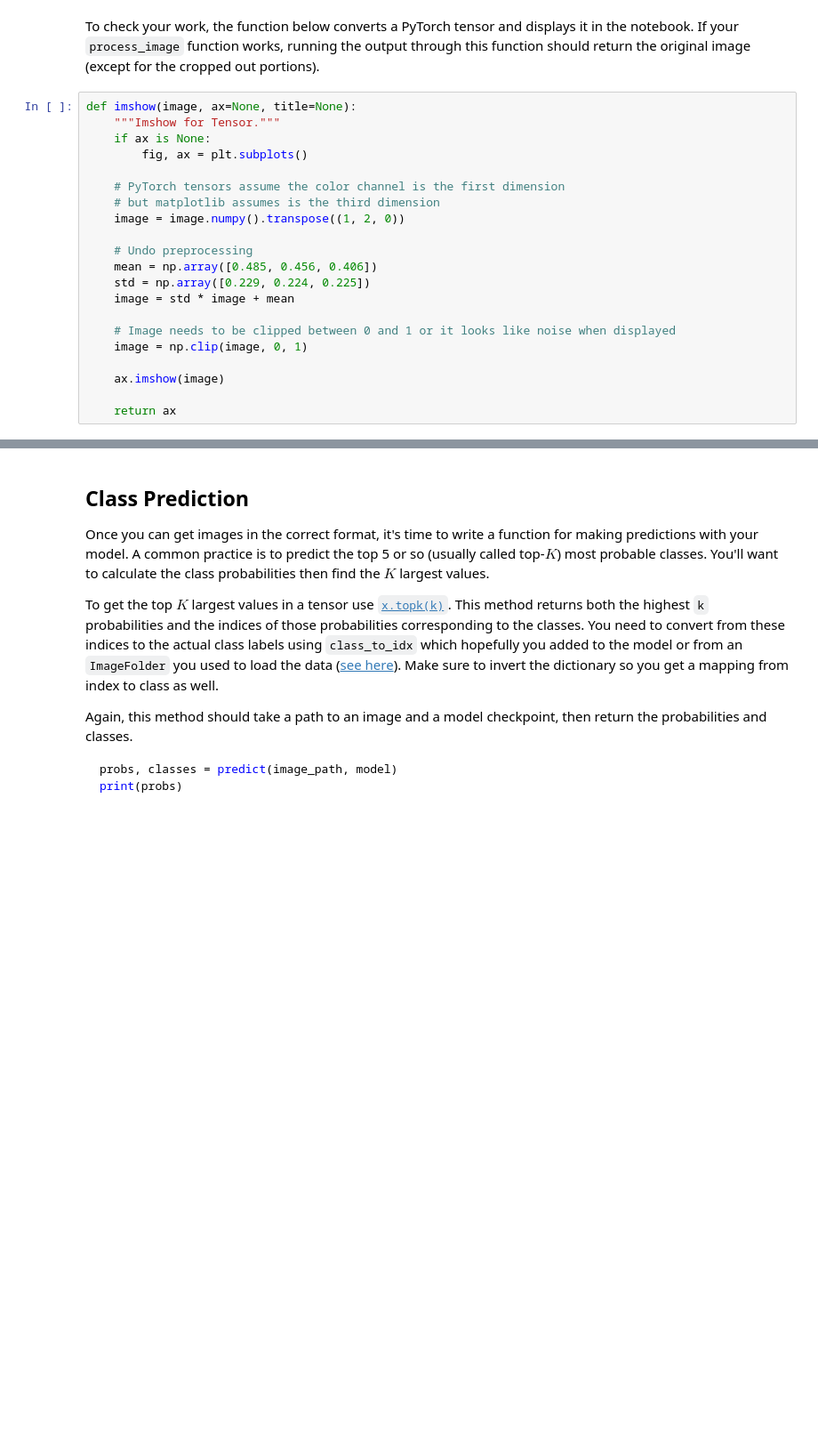
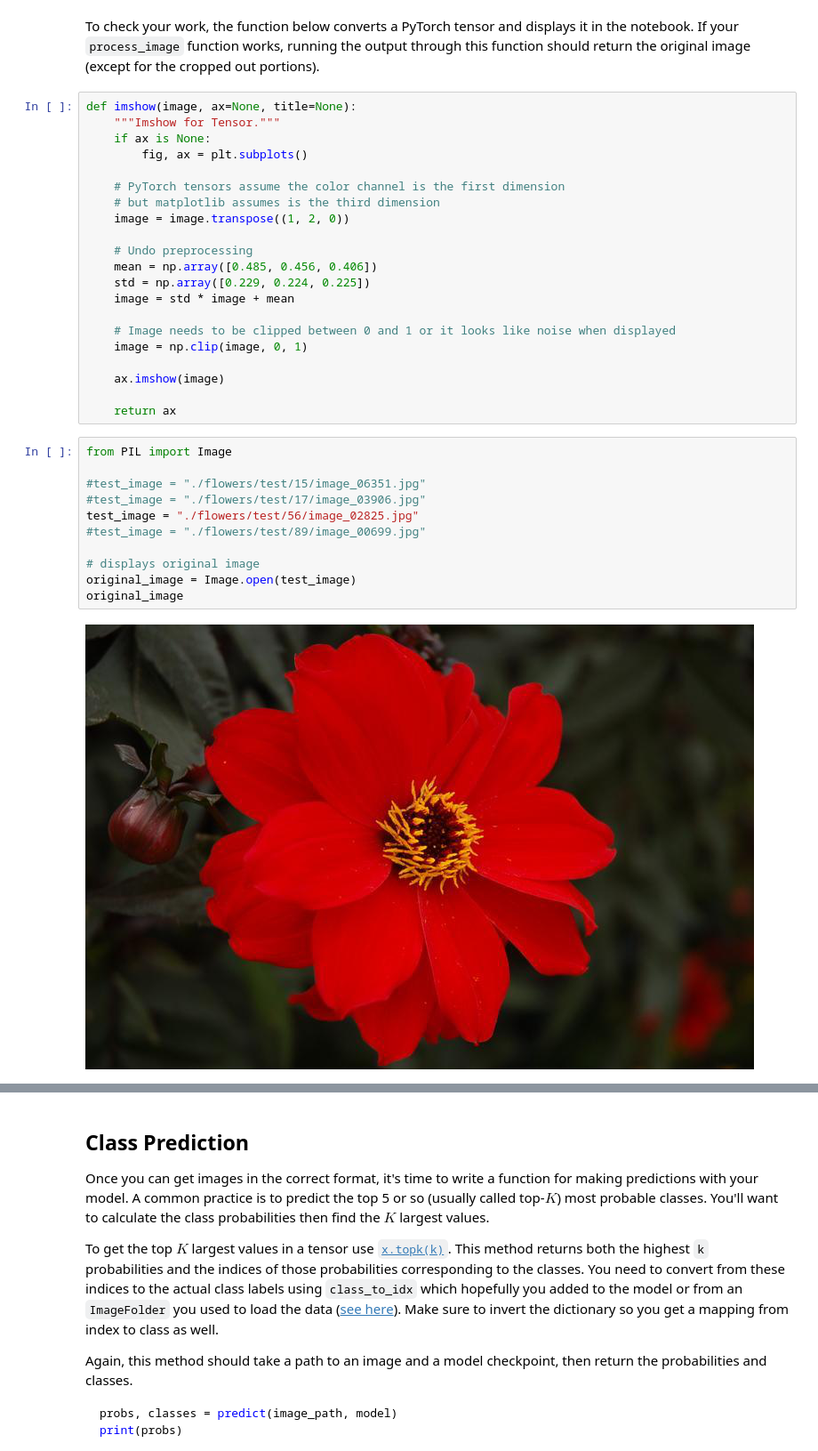
Before and after one commit to PabloBartolomeMolina/image-classifier-udacity, a Jupyter notebook: Image Classifier Project.ipynb, the cells around one changed output, grey strips where cells are left out. Shown at 89% size. Saved outputs shown, nothing was run; the diff lists cells and outputs as text; blank space fills up the shorter version.

```diff
--- a/Image Classifier Project.ipynb
+++ b/Image Classifier Project.ipynb
@@ -490,7 +477,7 @@ def imshow(image, ax=None, title=None):
 
     # PyTorch tensors assume the color channel is the first dimension
     # but matplotlib assumes is the third dimension
-    image = image.numpy().transpose((1, 2, 0))
+    image = image.transpose((1, 2, 0))
 
     # Undo preprocessing
     mean = np.array([0.485, 0.456, 0.406])
@@ -503,3 +490,16 @@ def imshow(image, ax=None, title=None):
     ax.imshow(image)
 
     return ax
+# %%
+from PIL import Image
+
+#test_image = "./flowers/test/15/image_06351.jpg"
+#test_image = "./flowers/test/17/image_03906.jpg"
+test_image = "./flowers/test/56/image_02825.jpg"
+#test_image = "./flowers/test/89/image_00699.jpg"
+
+# displays original image
+original_image = Image.open(test_image)
+original_image
+# %% [output]
+[figure, added]
```
Also changed, not shown: parts of 13 cells of this notebook.
